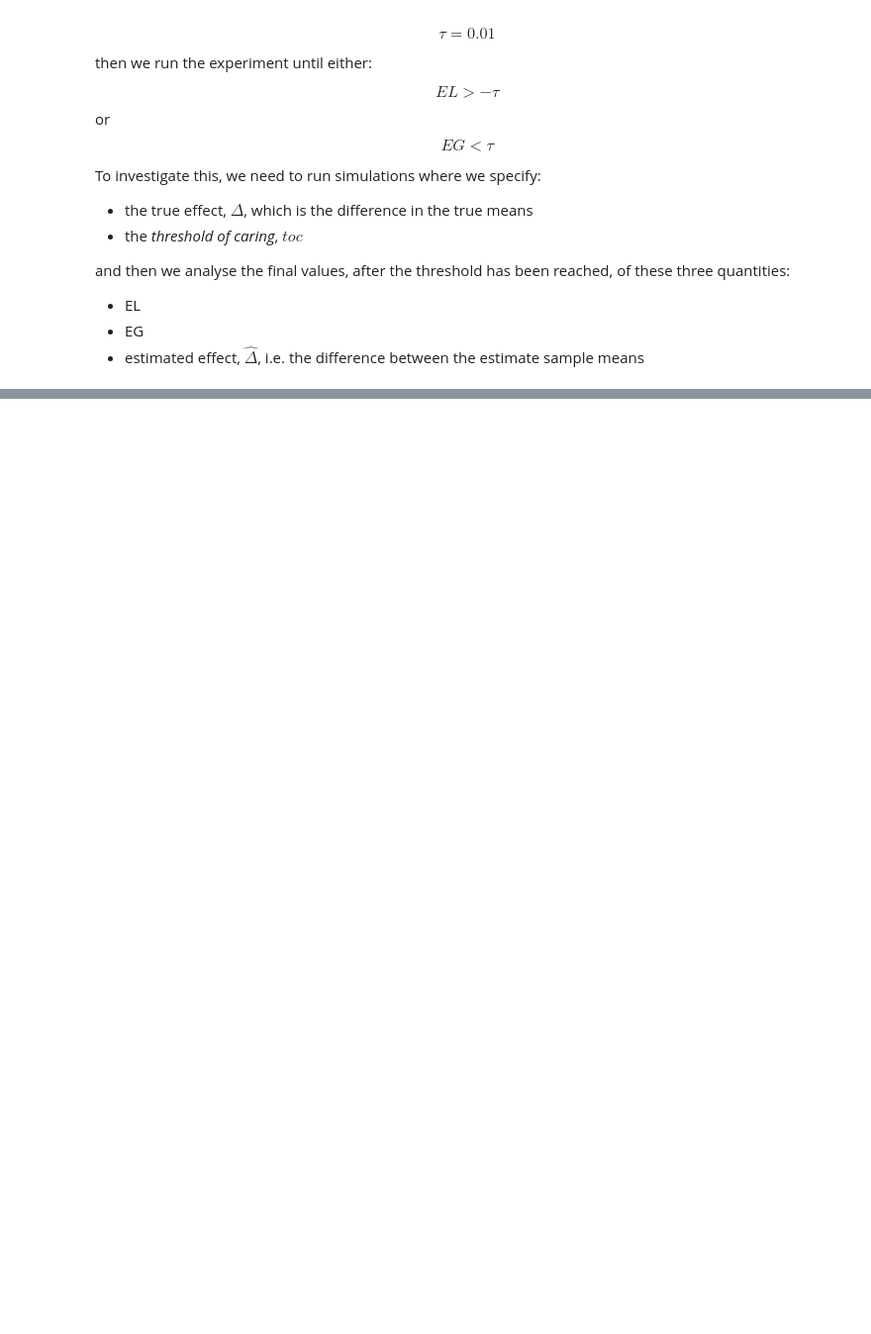
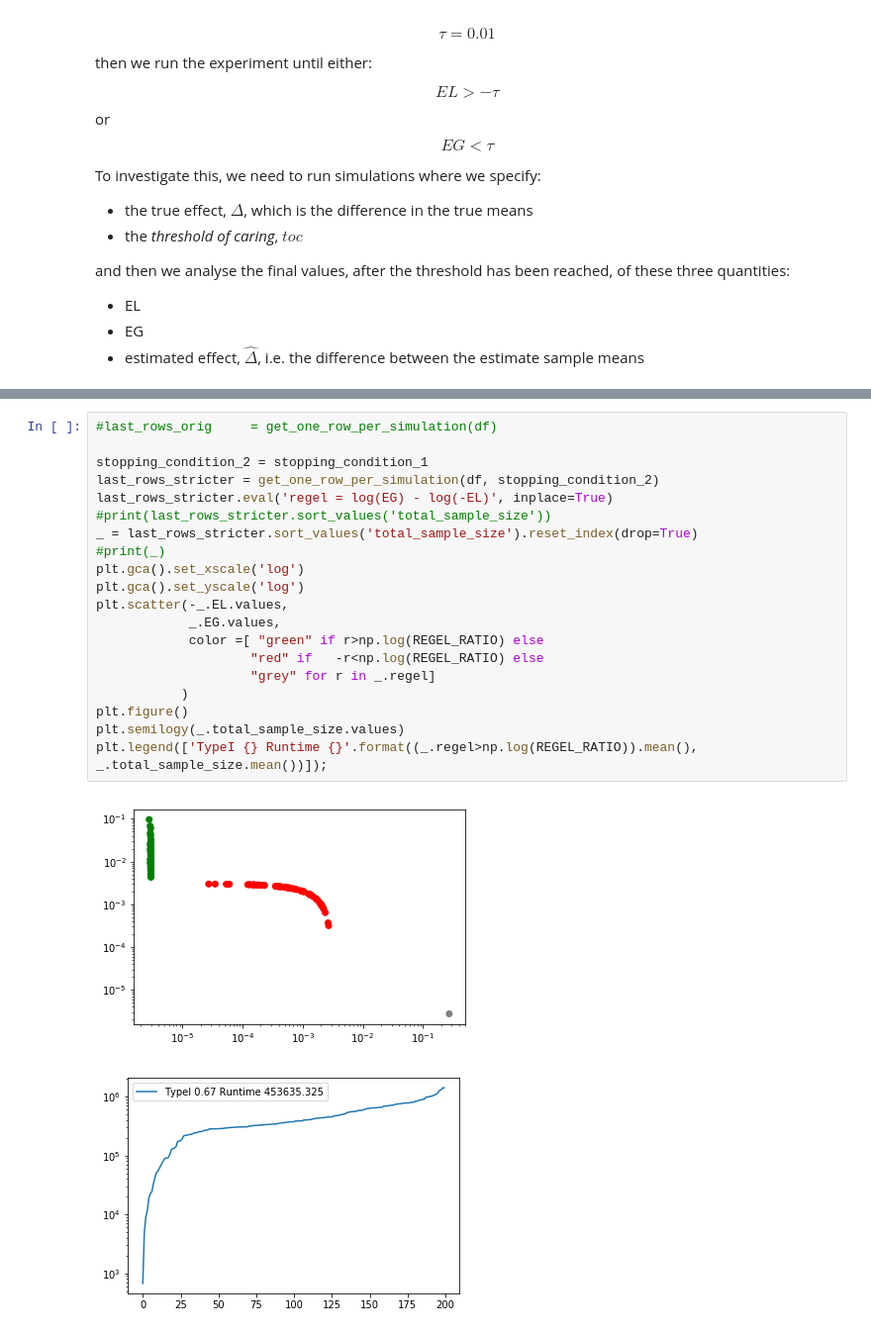
Before and after one commit to aaronmcdaid/bayesian.risk, a Jupyter notebook: notebooks/Using the Ratio Of Expected Gain to Expected Loss (REGEL) for fast A-B testing.ipynb, the cells around one changed output, grey strips where cells are left out. Shown at 99% size. Drawn from its saved outputs; the diff is of its cells as text; blank space fills up the shorter version.

```diff
--- a/notebooks/Using the Ratio Of Expected Gain to Expected Loss (REGEL) for fast A-B testing.ipynb
+++ b/notebooks/Using the Ratio Of Expected Gain to Expected Loss (REGEL) for fast A-B testing.ipynb
@@ -306,0 +228,23 @@ def histogram(**kw):
+# %%
+#last_rows_orig     = get_one_row_per_simulation(df)
+
+stopping_condition_2 = stopping_condition_1
+last_rows_stricter = get_one_row_per_simulation(df, stopping_condition_2)
+last_rows_stricter.eval('regel = log(EG) - log(-EL)', inplace=True)
+#print(last_rows_stricter.sort_values('total_sample_size'))
+_ = last_rows_stricter.sort_values('total_sample_size').reset_index(drop=True)
+#print(_)
+plt.gca().set_xscale('log')
+plt.gca().set_yscale('log')
+plt.scatter(-_.EL.values,
+            _.EG.values,
+            color =[ "green" if r>np.log(REGEL_RATIO) else
+                    "red" if   -r<np.log(REGEL_RATIO) else
+                    "grey" for r in _.regel]
+           )
+plt.figure()
+plt.semilogy(_.total_sample_size.values)
+plt.legend(['TypeI {} Runtime {}'.format((_.regel>np.log(REGEL_RATIO)).mean(), _.total_sample_size.mean())]);
+# %% [output]
+[figure, added]
+[figure, added]
```
Also changed, not shown: parts of 19 cells of this notebook.
